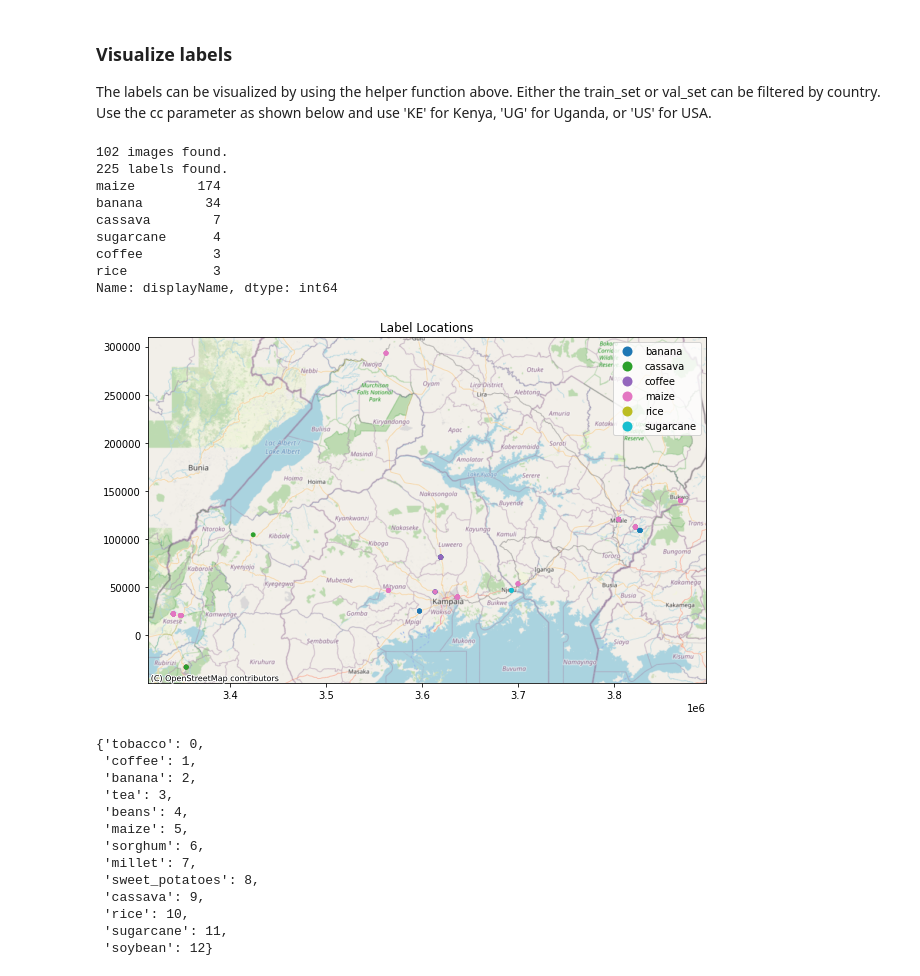
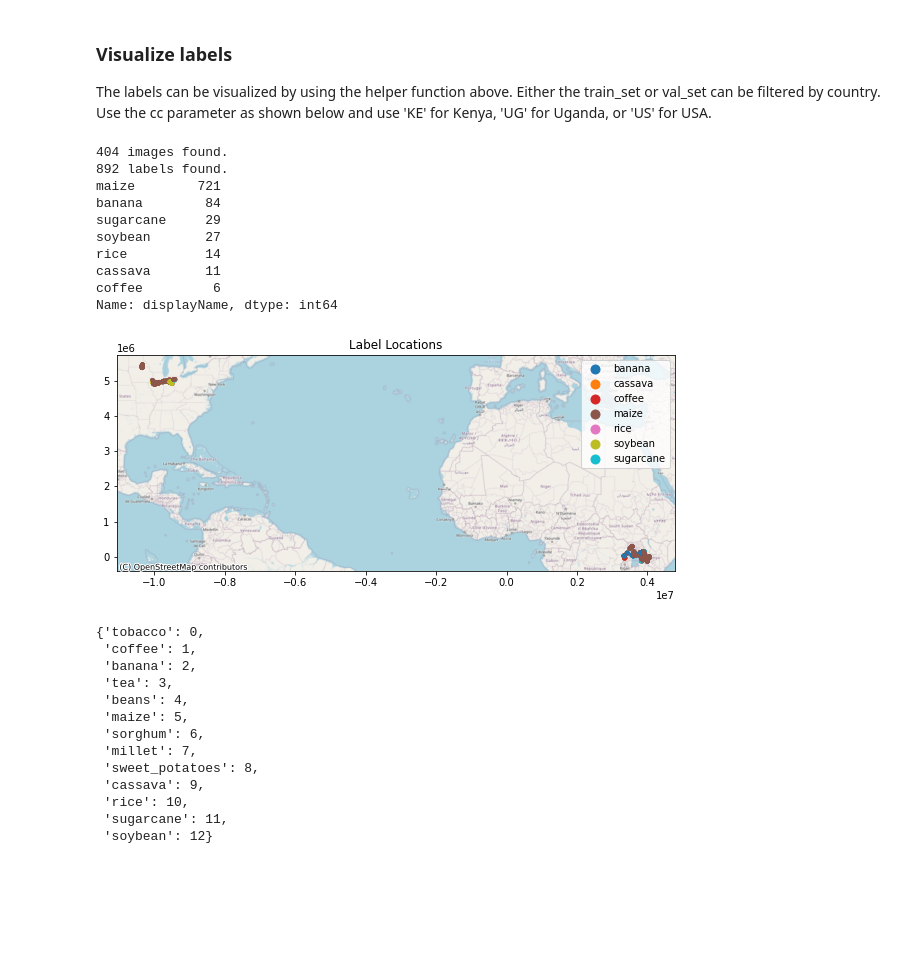
Before and after one commit to nasaharvest/street2sat, a Jupyter notebook: notebooks/split_labels.ipynb, the cells around one changed output. Drawn from its saved outputs; the diff is of its cells as text; code cells hidden in the pictures; blank space fills up the shorter version.

```diff
--- a/notebooks/split_labels.ipynb
+++ b/notebooks/split_labels.ipynb
@@ -139,18 +142,20 @@ def labels_info(labels_df, bb_dataframe):
 ### Visualize labels
 The labels can be visualized by using the helper function above. Either the train_set or val_set can be filtered by country. Use the cc parameter as shown below and use 'KE' for Kenya, 'UG' for Uganda, or 'US' for USA.
 # %%
-labels_info(train_set[train_set['cc'] == 'UG'], bounding_box_df)
+# labels_info(train_set[train_set['cc'] == 'UG'], bounding_box_df)
+labels_info(train_set, bounding_box_df)
 # %% [output]
-102 images found.
-225 labels found.
-maize        174
-banana        34
-cassava        7
-sugarcane      4
-coffee         3
-rice           3
+404 images found.
+892 labels found.
+maize        721
+banana        84
+sugarcane     29
+soybean       27
+rice          14
+cassava       11
+coffee         6
 Name: displayName, dtype: int64
-[figure, old version]
+[figure, new version]
 # %%
 classes_dict = {}
 with open('../street2sat_utils/crop_info/classes.txt') as classes_file:
```
Also changed, not shown: parts of 12 cells of this notebook.
